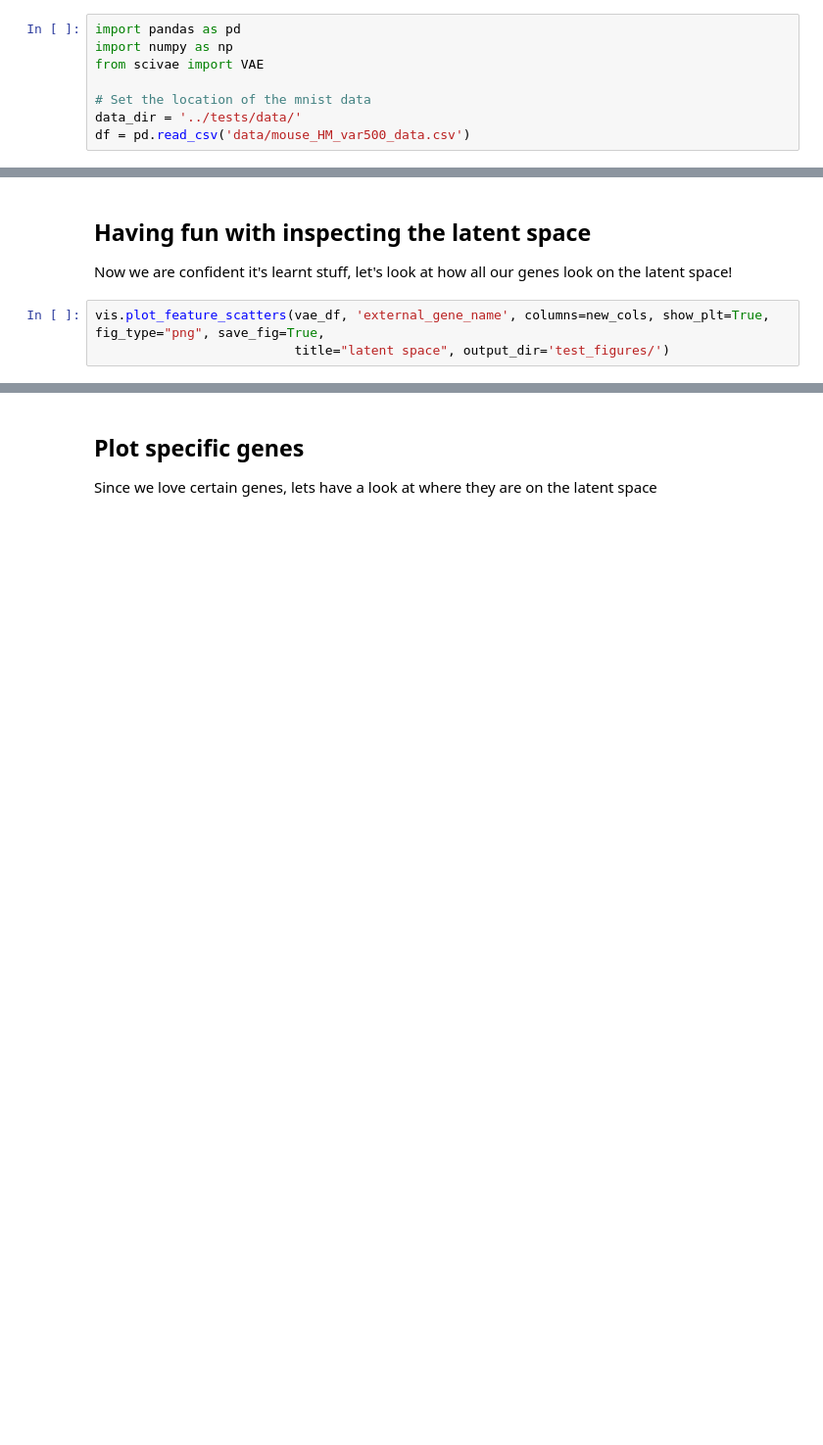
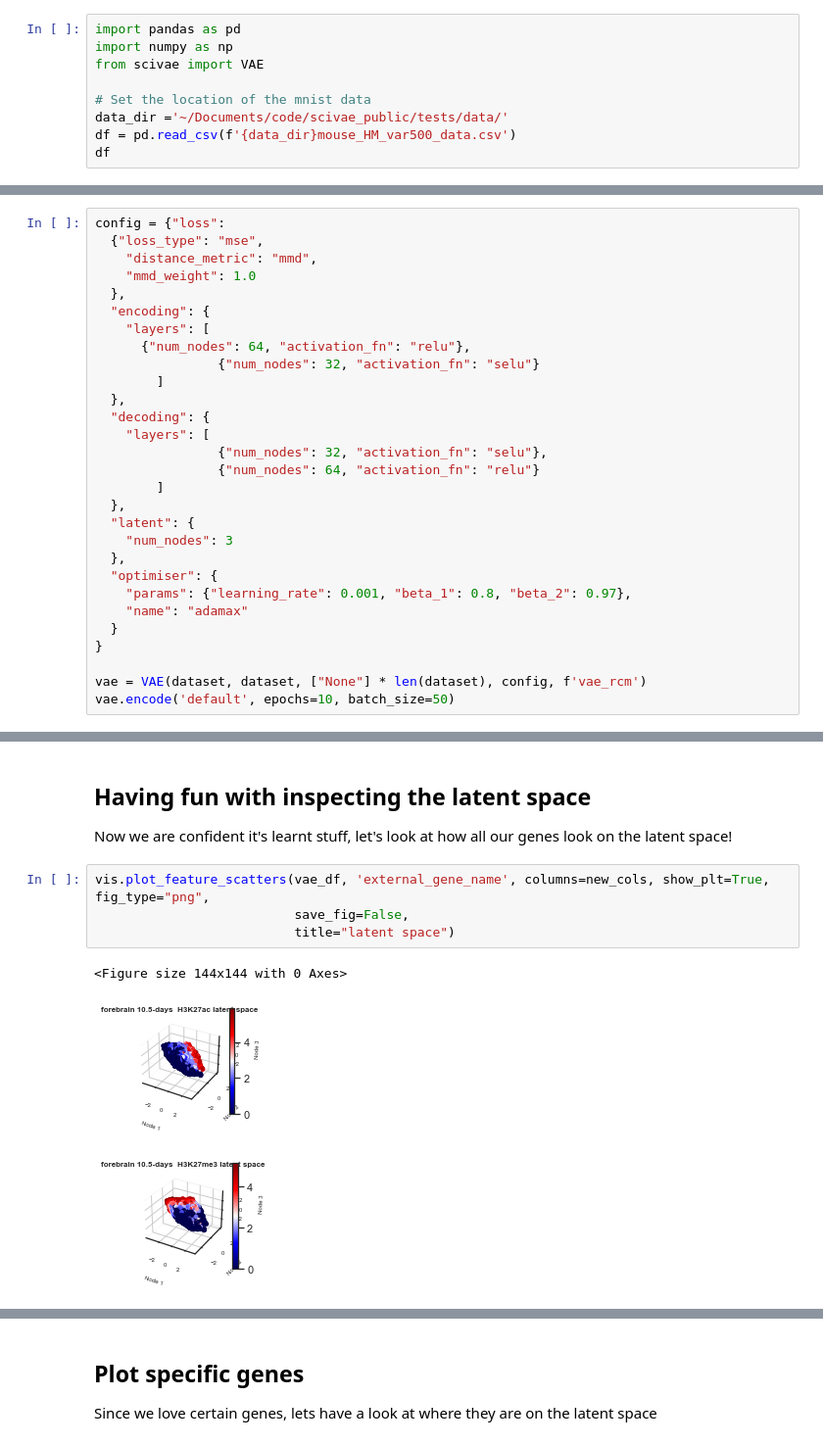
Before and after one commit to ArianeMora/scivae, a Jupyter notebook: example/VAE histone.ipynb, the cells around one changed output, grey strips where cells are left out. Shown: that part at 98% size. Saved outputs shown, nothing was run; the diff lists cells and outputs as text; blank space fills up the shorter version.

```diff
--- a/example/VAE histone.ipynb
+++ b/example/VAE histone.ipynb
@@ -6,6 +6,7 @@ import numpy as np
 from scivae import VAE
 
 # Set the location of the mnist data
-data_dir = '../tests/data/'
-df = pd.read_csv('data/mouse_HM_var500_data.csv')
+data_dir ='~/Documents/code/scivae_public/tests/data/'
+df = pd.read_csv(f'{data_dir}mouse_HM_var500_data.csv')
+df
 # %% [output]
@@ -62,0 +50,29 @@ vae.encode('default', epochs=10, batch_size=50, logging_dir=self.tmp_dir)
+# %%
+config = {"loss":
+  {"loss_type": "mse",
+    "distance_metric": "mmd",
+    "mmd_weight": 1.0
+  },
+  "encoding": {
+    "layers": [
+      {"num_nodes": 64, "activation_fn": "relu"},
+                {"num_nodes": 32, "activation_fn": "selu"}
+        ]
+  },
+  "decoding": {
+    "layers": [
+                {"num_nodes": 32, "activation_fn": "selu"},
+                {"num_nodes": 64, "activation_fn": "relu"}
+        ]
+  },
+  "latent": {
+    "num_nodes": 3
+  },
+  "optimiser": {
+    "params": {"learning_rate": 0.001, "beta_1": 0.8, "beta_2": 0.97},
+    "name": "adamax"
+  }
+}
+
+vae = VAE(dataset, dataset, ["None"] * len(dataset), config, f'vae_rcm')
+vae.encode('default', epochs=10, batch_size=50)
@@ -81,5 +160,10 @@ vis.plot_node_feature_correlation(vae_df, 'external_gene_name', columns=new_cols
 
 Now we are confident it's learnt stuff, let's look at how all our genes look on the latent space!
 # %%
-vis.plot_feature_scatters(vae_df, 'external_gene_name', columns=new_cols, show_plt=True, fig_type="png", save_fig=True,
-                          title="latent space", output_dir='test_figures/')
+vis.plot_feature_scatters(vae_df, 'external_gene_name', columns=new_cols, show_plt=True, fig_type="png",
+                          save_fig=False,
+                          title="latent space")
+# %% [output]
+<Figure size 144x144 with 0 Axes>
+[figure, added]
+[figure, added]
```
Also changed, not shown: parts of 12 cells of this notebook, 6 other files.
